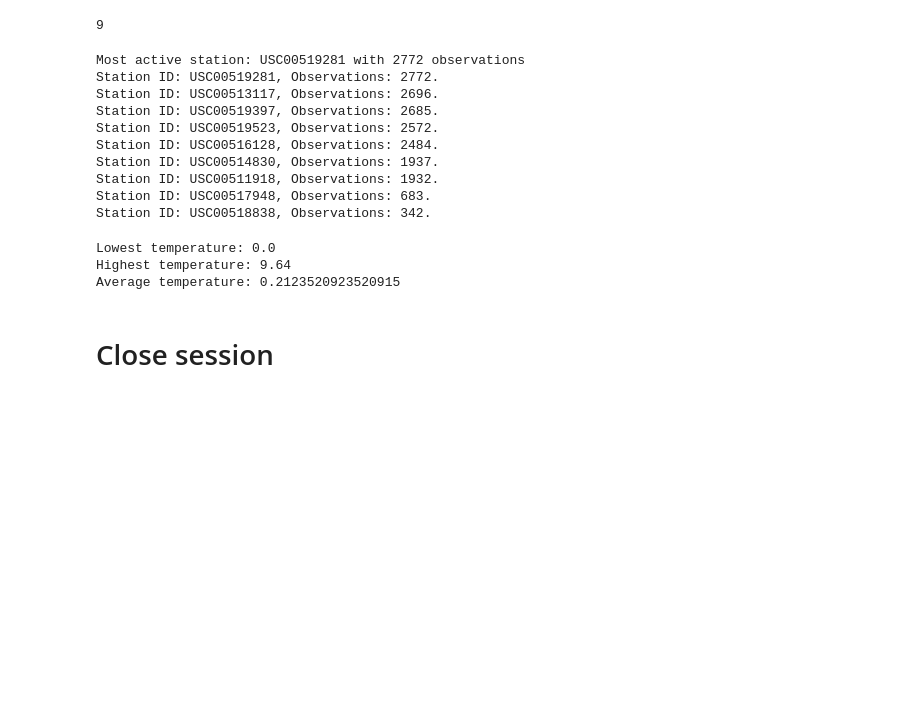
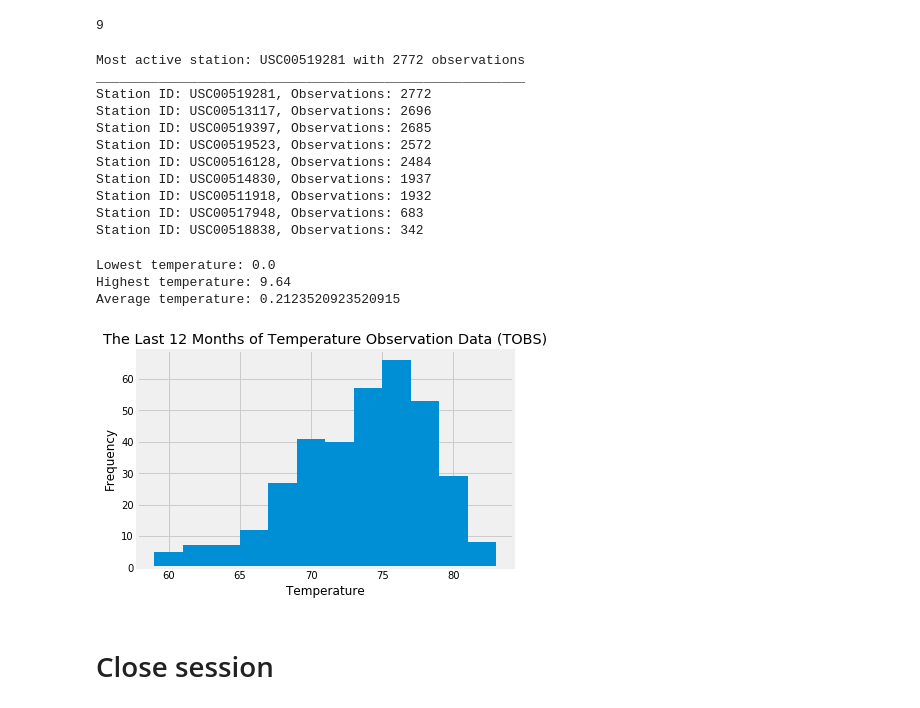
Before and after one commit to tnguyen0306/SQLAlchemy-Surfs-Up, a Jupyter notebook: climate.ipynb, the cells around one changed output. Cells and saved outputs as stored; diff of their text form; code cells hidden in the pictures; blank space fills up the shorter version.

```diff
--- a/climate.ipynb
+++ b/climate.ipynb
@@ -92,22 +94,26 @@ stations_count
 # %%
 # Design a query to find the most active stations (i.e. what stations have the most rows?)
 active = session.query(measurement.station, func.count(measurement.prcp)).group_by(measurement.station).order_by(func.count(measurement.prcp).desc()).all()
-print(f"Most active station: {active[0][0]} with {active[0][1]} observations")
+most_active_id = active[0][0]
+most_active_obs = active[0][1]
+print(f"Most active station: {most_active_id} with {most_active_obs} observations")
+print("_______________________________________________________")
 
 # List the stations and the counts in descending order.
 for station, count in active:
-    print(f"Station ID: {station}, Observations: {count}.")
+    print(f"Station ID: {station}, Observations: {count}")
 # %% [output]
 Most active station: USC00519281 with 2772 observations
-Station ID: USC00519281, Observations: 2772.
-Station ID: USC00513117, Observations: 2696.
-Station ID: USC00519397, Observations: 2685.
-Station ID: USC00519523, Observations: 2572.
-Station ID: USC00516128, Observations: 2484.
-Station ID: USC00514830, Observations: 1937.
-Station ID: USC00511918, Observations: 1932.
-Station ID: USC00517948, Observations: 683.
-Station ID: USC00518838, Observations: 342.
+_______________________________________________________
+Station ID: USC00519281, Observations: 2772
+Station ID: USC00513117, Observations: 2696
+Station ID: USC00519397, Observations: 2685
+Station ID: USC00519523, Observations: 2572
+Station ID: USC00516128, Observations: 2484
+Station ID: USC00514830, Observations: 1937
+Station ID: USC00511918, Observations: 1932
+Station ID: USC00517948, Observations: 683
+Station ID: USC00518838, Observations: 342
 # %%
 # Using the most active station id from the previous query, calculate the lowest, highest, and average temperature.
 most_active_id = active[0][0]
@@ -124,6 +130,15 @@ Average temperature: 0.2123520923520915
 # %%
 # Using the most active station id
 # Query the last 12 months of temperature observation data for this station and plot the results as a histogram
+most_active_rain_query = session.query(measurement.tobs).filter(measurement.station == most_active_id, measurement.date >= last_year).order_by(measurement.tobs).all()
+most_active_df = pd.DataFrame(most_active_rain_query)
+most_active_df.hist(column='tobs', bins=12)
+plt.title('The Last 12 Months of Temperature Observation Data (TOBS)')
+plt.xlabel("Temperature")
+plt.ylabel("Frequency")
+plt.show()
+# %% [output]
+[figure, added]
 # %% [markdown]
 # Close session
 # %%
```
Also changed, not shown: parts of 2 cells of this notebook.
